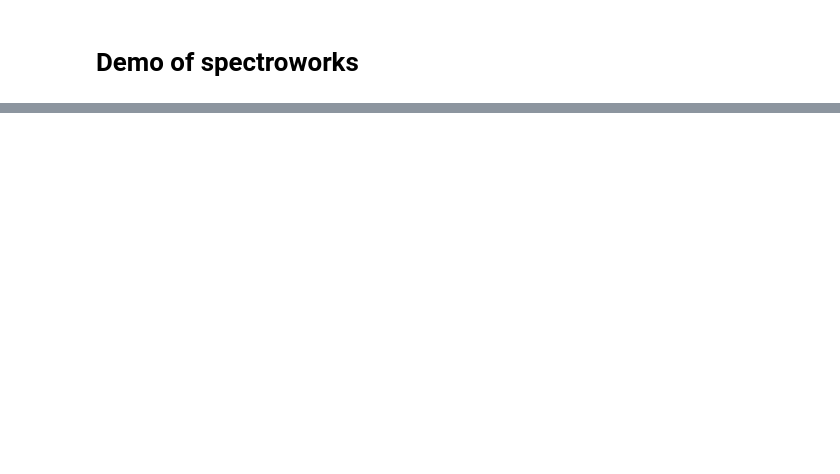
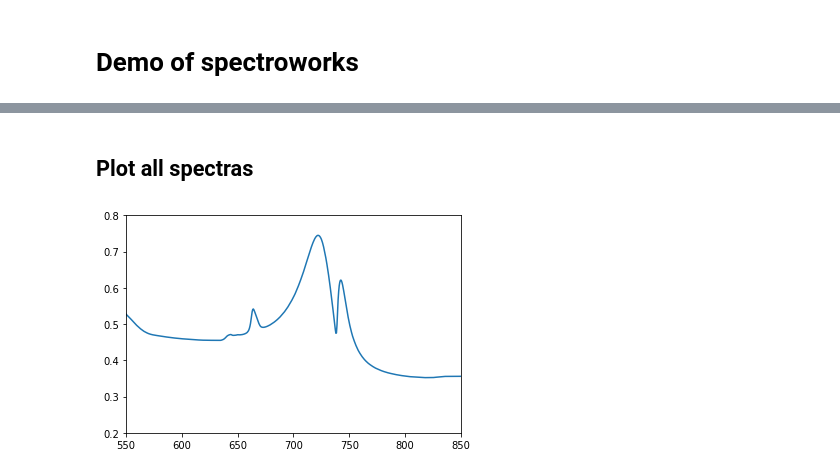
Before and after one commit to cphnano/pySpectroWorks, a Jupyter notebook: notebooks/test-notebook/Demo-education.ipynb, the cells around one changed output, grey strips where cells are left out. Saved outputs shown, nothing was run; the diff lists cells and outputs as text; code cells hidden in the pictures; blank space fills up the shorter version.

```diff
--- a/notebooks/test-notebook/Demo-education.ipynb
+++ b/notebooks/test-notebook/Demo-education.ipynb
@@ -10,0 +48,15 @@ plt.show()
+# %% [markdown]
+## Plot all spectras
+# %%
+fig = plt.figure()
+
+for item in items:
+    spectrum = item.get_spectrum('sample_B')
+    wl, values = zip(*spectrum)
+    plt.plot(wl, values)
+
+plt.xlim([550,850])
+plt.ylim(0.2,0.8)
+plt.show()
+# %% [output]
+[figure, added]
```
Also changed, not shown: parts of 11 cells of this notebook, 2 other files.
